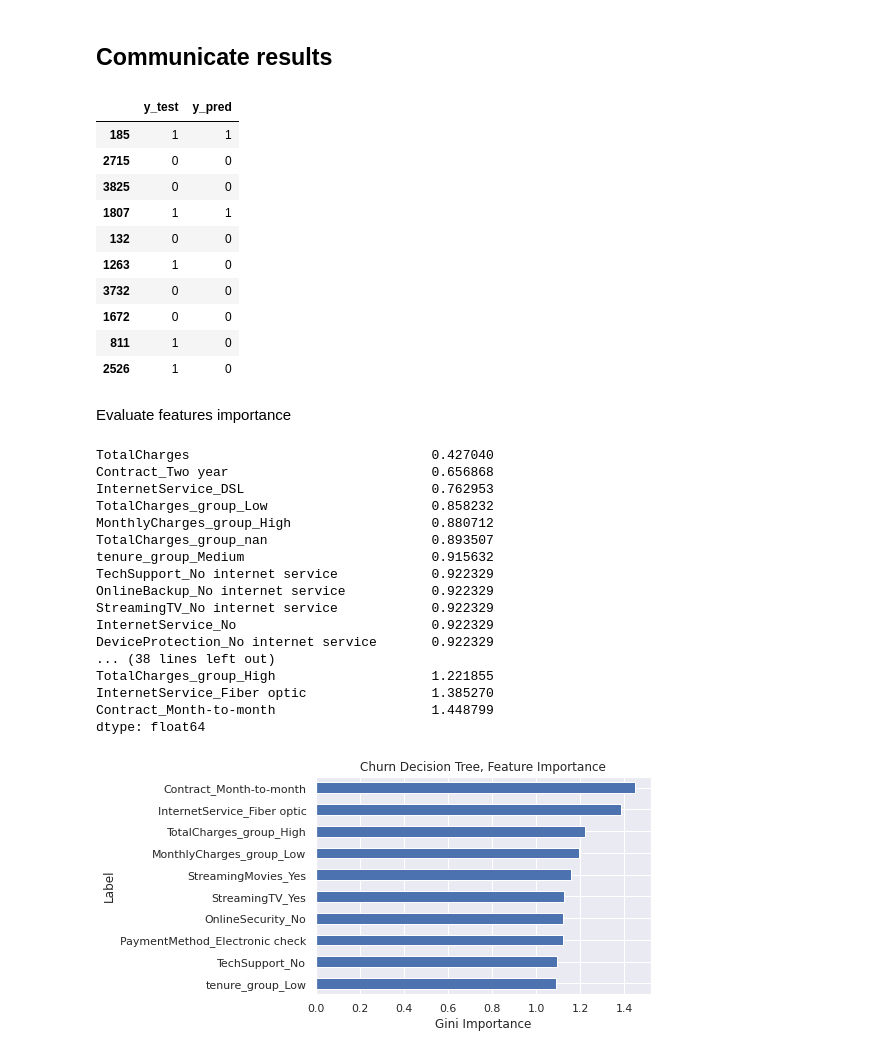
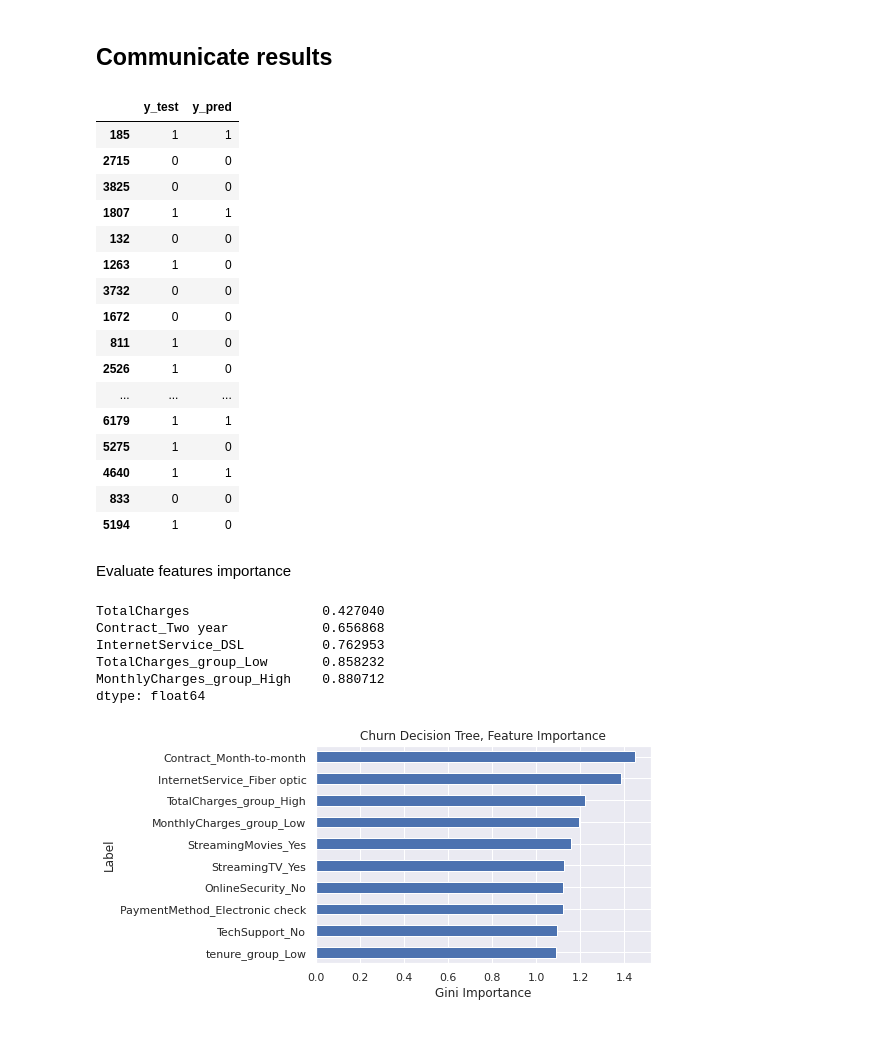
Before and after one commit to mohamedmamdouh22/customer_churn, a Jupyter notebook: customer-churn-eda-model-bulding.ipynb, the cells around one changed output. Cells and saved outputs as stored; diff of their text form; code cells hidden in the pictures.

```diff
--- a/customer-churn-eda-model-bulding.ipynb
+++ b/customer-churn-eda-model-bulding.ipynb
@@ -1101,43 +1084,38 @@ data={
 }
 result=pd.DataFrame(data)
 # %%
-result.head(10)
+result.head(20)
 # %% [output]
 |  | y_test | y_pred |
 | 185 | 1 | 1 |
 | 2715 | 0 | 0 |
 | 3825 | 0 | 0 |
 | 1807 | 1 | 1 |
 | 132 | 0 | 0 |
 | 1263 | 1 | 0 |
 | 3732 | 0 | 0 |
 | 1672 | 0 | 0 |
 | 811 | 1 | 0 |
 | 2526 | 1 | 0 |
+| ... | ... | ... |
+| 6179 | 1 | 1 |
+| 5275 | 1 | 0 |
+| 4640 | 1 | 1 |
+| 833 | 0 | 0 |
+| 5194 | 1 | 0 |
 # %% [markdown]
 Evaluate features importance
 # %%
 features=regrissor.named_steps.onehotencoder.get_feature_names_out()
 importance=regrissor.named_steps.logisticregression.coef_[0]
 feat_imp=pd.Series(np.exp(importance),index=features).sort_values()
-feat_imp
+feat_imp.head()
 # %% [output]
-TotalCharges                               0.427040
-Contract_Two year                          0.656868
-InternetService_DSL                        0.762953
-TotalCharges_group_Low                     0.858232
-MonthlyCharges_group_High                  0.880712
-TotalCharges_group_nan                     0.893507
-tenure_group_Medium                        0.915632
-TechSupport_No internet service            0.922329
-OnlineBackup_No internet service           0.922329
-StreamingTV_No internet service            0.922329
-InternetService_No                         0.922329
-DeviceProtection_No internet service       0.922329
-... (38 lines left out)
-TotalCharges_group_High                    1.221855
-InternetService_Fiber optic                1.385270
-Contract_Month-to-month                    1.448799
+TotalCharges                 0.427040
+Contract_Two year            0.656868
+InternetService_DSL          0.762953
+TotalCharges_group_Low       0.858232
+MonthlyCharges_group_High    0.880712
 dtype: float64
 # %%
 feat_imp.tail(10).plot(kind='barh')
```
Also changed, not shown: parts of 9 cells of this notebook.
